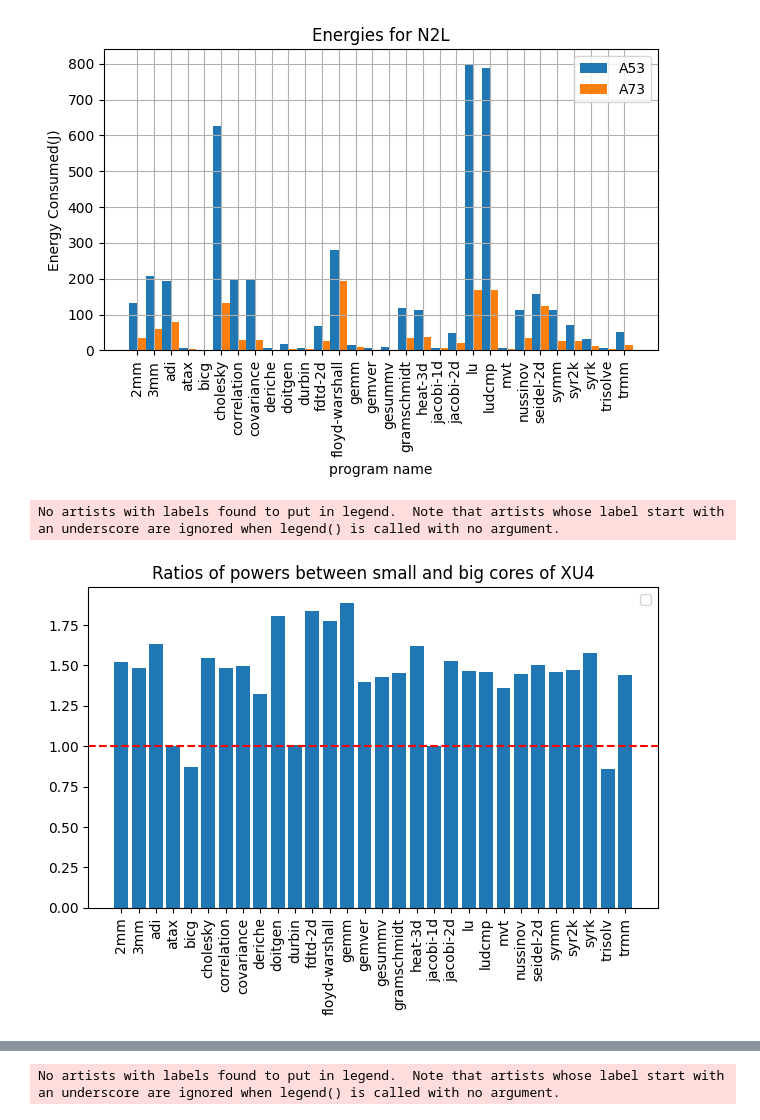
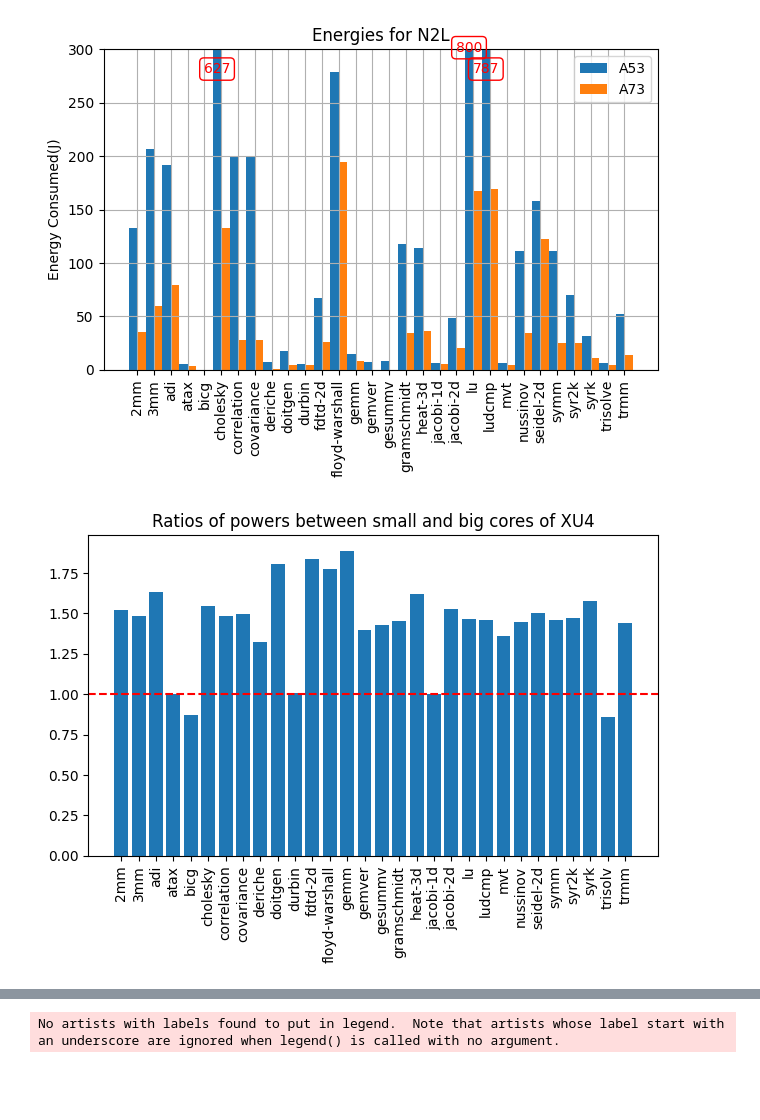
Before and after one commit to Hema-Sri-Ch/mini-project, a Jupyter notebook: Polybench/Powers/Visualize.ipynb, the cells around one changed output, grey strips where cells are left out. Saved outputs shown, nothing was run; the diff lists cells and outputs as text; code cells hidden in the pictures; blank space fills up the shorter version.

```diff
--- a/Polybench/Powers/Visualize.ipynb
+++ b/Polybench/Powers/Visualize.ipynb
@@ -38,6 +40,6 @@ for file in files:
 # %%
 # Run the 'ls' command and capture its output
-command = "ls power64-0/*.csv"
+command = "ls power64-singleSmall/*.csv"
 output = subprocess.check_output(command, shell=True, text=True)
 
 # Print the captured output
@@ -51,10 +53,11 @@ for file in files:
     Y3.append(df['power'].mean()/1000)
     time = np.array(df['time_stamp'])
     Energy3.append((df['power'].mean()/1000)*((time[-1] - time[0])/1000))
-    X3.append(file[10:-4])
+    t = file.find('/')
+    X3.append(file[t+1:-4])
 # %%
 # Run the 'ls' command and capture its output
-command = "ls power64-2/*.csv"
+command = "ls power64-singleBig/*.csv"
 output = subprocess.check_output(command, shell=True, text=True)
 
 # Print the captured output
@@ -68,7 +71,8 @@ for file in files:
     Y4.append(df['power'].mean()/1000)
     time = np.array(df['time_stamp'])
     Energy4.append((df['power'].mean()/1000)*((time[-1] - time[0])/1000))
-    X4.append(file[10:-4])
+    t = file.find('/')
+    X4.append(file[t+1:-4])
 # %%
 # Plotting small and big cores power averages
 barWidth = 0.5
@@ -121,20 +163,58 @@ plt.show()
 # %%
-# Plotting Energy for small and big cores
+# # Plotting Energy for small and big cores
+# barWidth = 0.5
+# x = np.arange(len(X3))
+# plt.bar(x, Energy3, width = barWidth, label = "A53")
+# plt.bar(x+barWidth, Energy4, width = barWidth, label = "A73")
+# #plt.xlabel("program name")
+# plt.ylabel("Energy Consumed(J)")
+# plt.xticks(x+barWidth/2, X3, rotation=90)
+# plt.ylim(0, 250)
+# plt.grid()
+# plt.legend()
+# plt.title("Energies for N2L")
+# plt.tight_layout()
+# plt.savefig("plot4.png")
+# plt.show()
+
+
+
+
 barWidth = 0.5
 x = np.arange(len(X3))
-plt.bar(x, Energy3, width = barWidth, label = "A53")
-plt.bar(x+barWidth, Energy4, width = barWidth, label = "A73")
-plt.xlabel("program name")
+
+# Plotting the bar graph
+plt.bar(x, Energy3, width=barWidth, label="A53")
+plt.bar(x + barWidth, Energy4, width=barWidth, label="A73")
+
+# Set y-axis limit
+plt.ylim(0, 300)
+
+# Annotate bars that exceed the y-axis limit
+for i, (e3, e4) in enumerate(zip(Energy3, Energy4)):
+    t = 275
+    if e3 > plt.ylim()[1]:
+        if(i%4):
+            t=275
+        else:
+            t=295
+        plt.text(i, t, f'{e3:.0f}', ha='center', va='bottom', color='red', fontsize=10,
+                 bbox=dict(boxstyle='round', edgecolor='red', facecolor='none', linewidth=1))
+
+    if e4 > plt.ylim()[1]:
+        plt.text(i + barWidth, t, f'{e4:.0f}', ha='center', va='bottom', color='red', fontsize=10,
+                 bbox=dict(boxstyle='round', edgecolor='red', facecolor='none', linewidth=1))
+
 plt.ylabel("Energy Consumed(J)")
-plt.xticks(x+barWidth/2, X3, rotation=90)
+plt.xticks(x + barWidth / 2, X3, rotation=90)
 plt.grid()
 plt.legend()
 plt.title("Energies for N2L")
 plt.tight_layout()
 plt.savefig("plot4.png")
 plt.show()
 # %% [output]
-[figure, old version]
+[figure, new version]
 # %%
 # # Plotting shift ratios between small and big cores
 # pY = []
@@ -162,12 +242,10 @@ plt.grid()
 plt.xticks(rotation=90)
 plt.grid()
 plt.title("Ratios of powers between small and big cores of XU4")
-plt.legend()
 plt.tight_layout()
 plt.savefig("plot5.png")
 plt.show()
 # %% [output]
-No artists with labels found to put in legend.  Note that artists whose label start with an underscore are ignored when legend() is called with no argument.
 [figure]
 # %%
 pY = []
```
Also changed, not shown: parts of 9 cells of this notebook, 7 other files.
